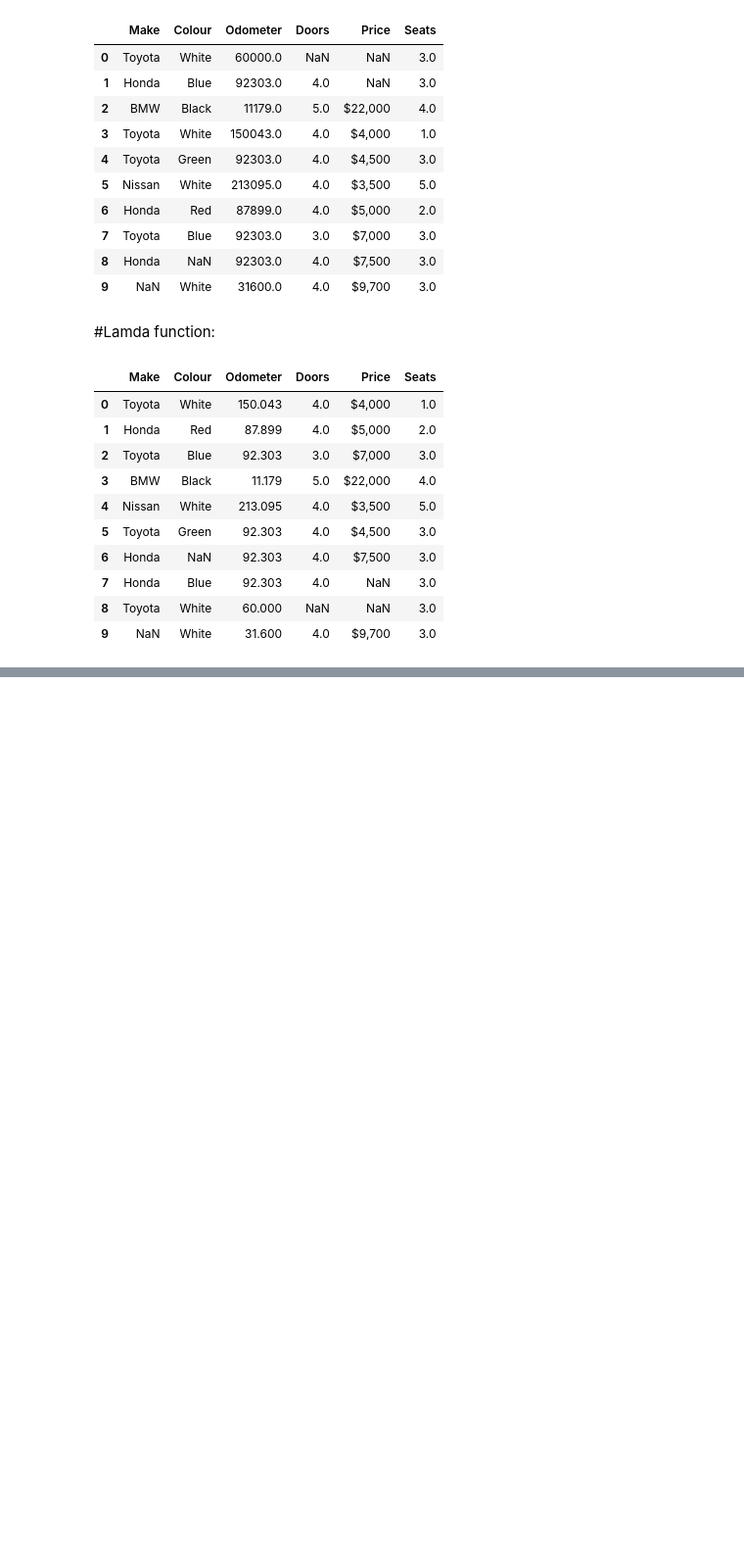
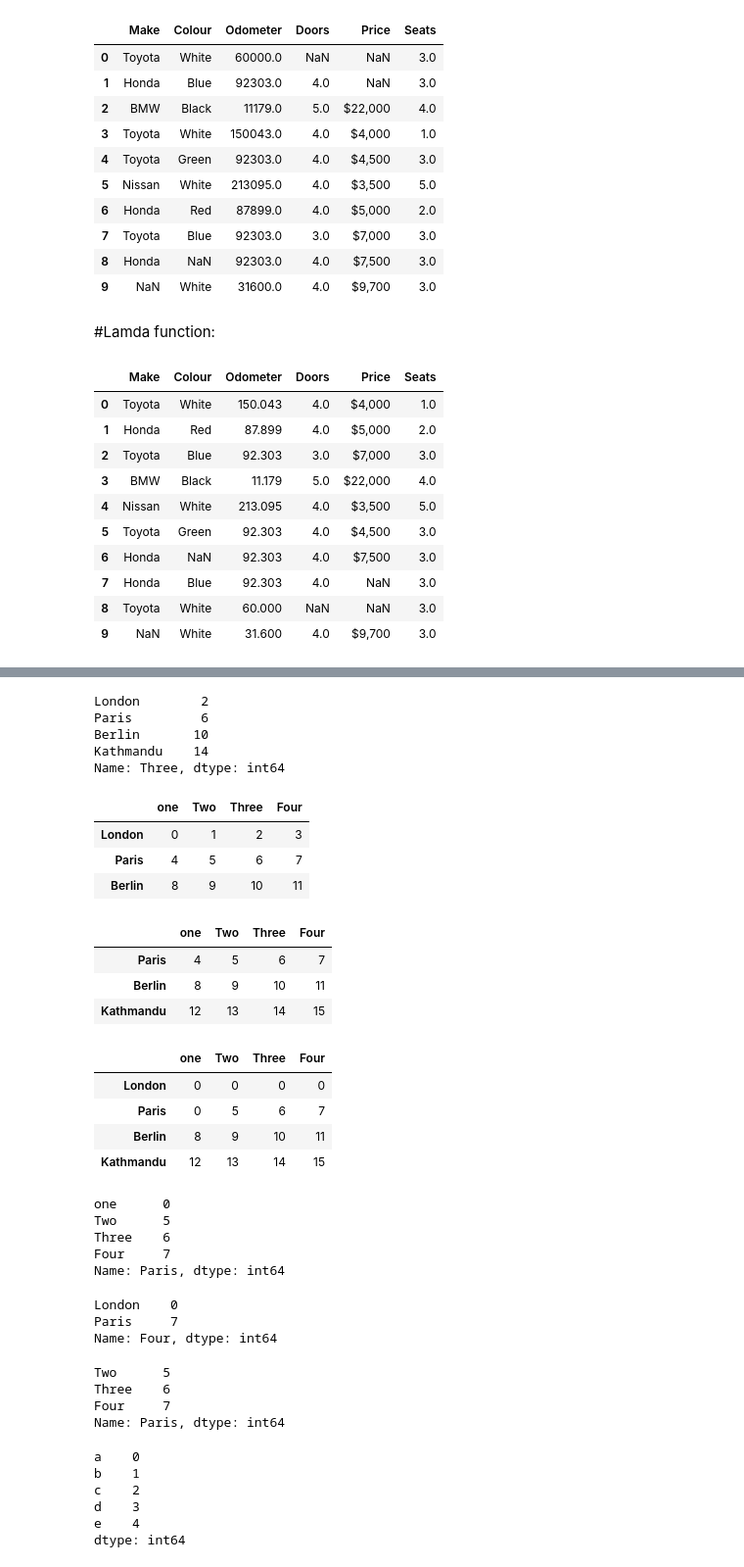
Before and after one commit to KhatiwadaPrajwal056/Data-Science-Libraries-, a Jupyter notebook: pandas.ipynb, the cells around one changed output, grey strips where cells are left out. Shown: that part at 98% size. Saved outputs shown, nothing was run; the diff lists cells and outputs as text; code cells hidden in the pictures; blank space fills up the shorter version.

```diff
--- a/pandas.ipynb
+++ b/pandas.ipynb
@@ -731,0 +813,53 @@ car_sales
+# %%
+data["Three"]
+# %% [output]
+London        2
+Paris         6
+Berlin       10
+Kathmandu    14
+Name: Three, dtype: int64
+# %%
+data[:3]
+# %% [output]
+|  | one | Two | Three | Four |
+| London | 0 | 1 | 2 | 3 |
+| Paris | 4 | 5 | 6 | 7 |
+| Berlin | 8 | 9 | 10 | 11 |
+# %%
+data[data["Four"]>5]
+# %% [output]
+|  | one | Two | Three | Four |
+| Paris | 4 | 5 | 6 | 7 |
+| Berlin | 8 | 9 | 10 | 11 |
+| Kathmandu | 12 | 13 | 14 | 15 |
+# %%
+data[data<5]=0
+# %%
+data
+# %% [output]
+|  | one | Two | Three | Four |
+| London | 0 | 0 | 0 | 0 |
+| Paris | 0 | 5 | 6 | 7 |
+| Berlin | 8 | 9 | 10 | 11 |
+| Kathmandu | 12 | 13 | 14 | 15 |
+# %%
+data.loc["Paris"]
+# %% [output]
+one      0
+Two      5
+Three    6
+Four     7
+Name: Paris, dtype: int64
+# %%
+data.loc[:"Paris","Four"]
+# %% [output]
+London    0
+Paris     7
+Name: Four, dtype: int64
+# %%
+data.iloc[1,[1,2,3]]
+# %% [output]
+Two      5
+Three    6
+Four     7
+Name: Paris, dtype: int64
@@ -731,0 +870,9 @@ car_sales
+# %%
+toydata
+# %% [output]
+a    0
+b    1
+c    2
+d    3
+e    4
+dtype: int64
```
Also changed, not shown: parts of 16 cells of this notebook, 1 other file.
